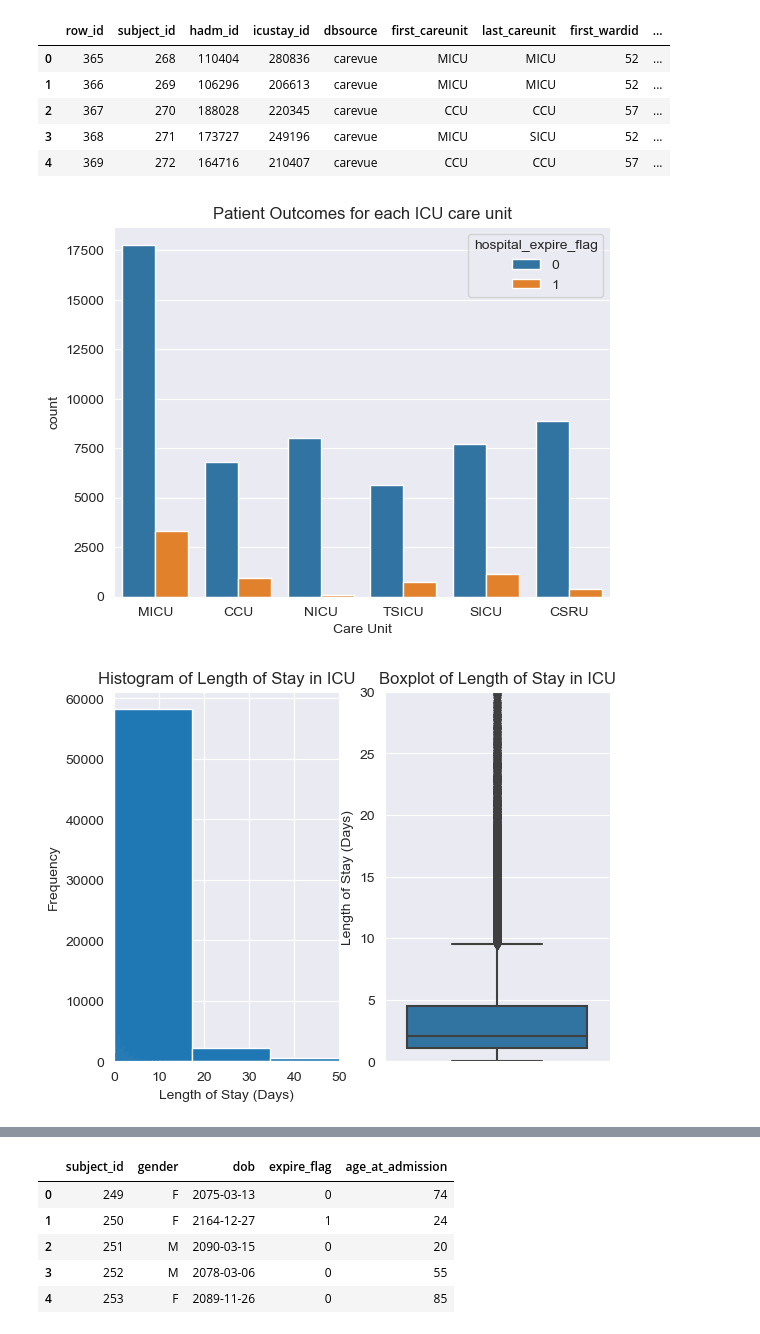
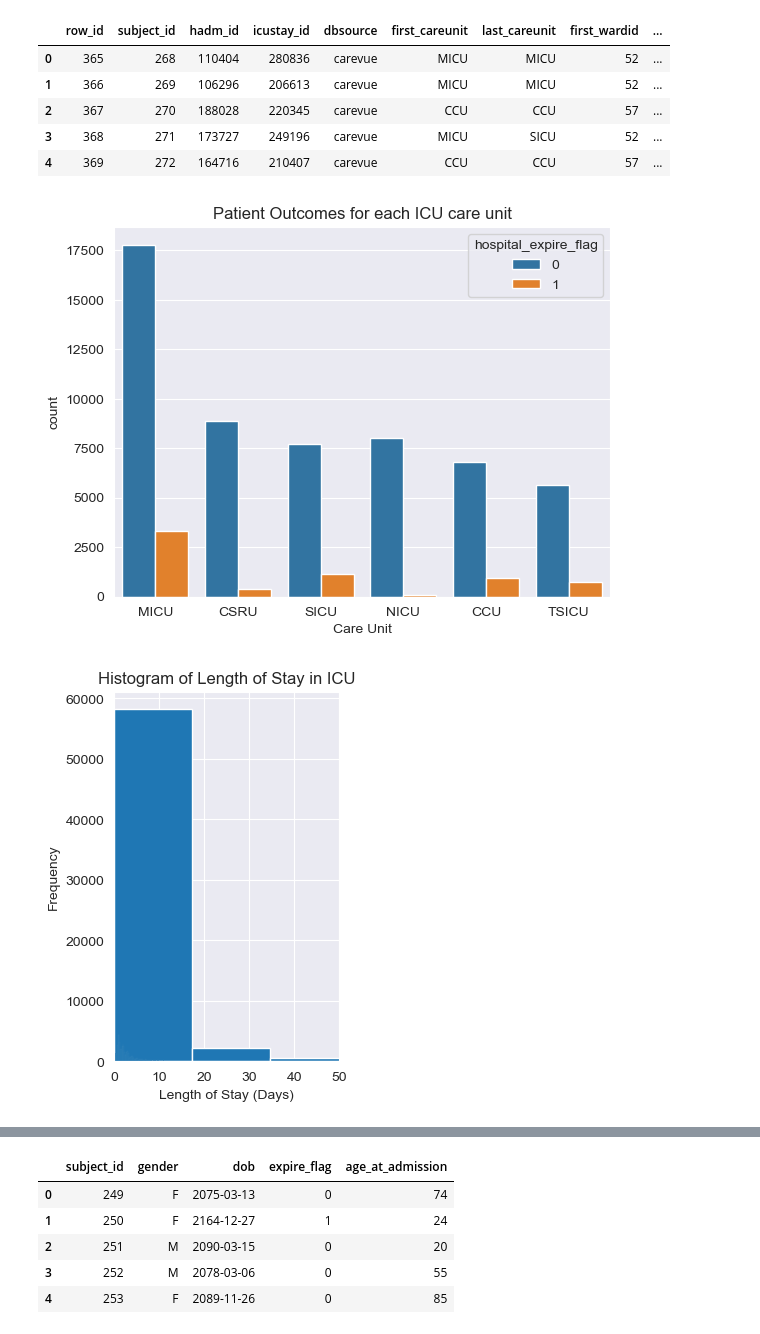
Before and after one commit to drama-404/FuzzyMedNet, a Jupyter notebook: data_viz/01_patient_stay_data.ipynb, the cells around one changed output, grey strips where cells are left out. Saved outputs shown, nothing was run; the diff lists cells and outputs as text; code cells hidden in the pictures.

Commit message:
refactor patient stay

```diff
--- a/data_viz/01_patient_stay_data.ipynb
+++ b/data_viz/01_patient_stay_data.ipynb
@@ -401,31 +410,33 @@ df.head()
 | 3 | 368 | 271 | 173727 | 249196 | carevue | MICU | SICU | 52 | ... |
 | 4 | 369 | 272 | 164716 | 210407 | carevue | CCU | CCU | 57 | ... |
 # %%
-sns.countplot(data=df, x='first_careunit', hue='hospital_expire_flag')
+sns.countplot(data=df, x='first_careunit', hue='hospital_expire_flag', order=df['first_careunit'].value_counts().index)
 plt.title('Patient Outcomes for each ICU care unit')
 plt.xlabel('Care Unit')
+plt.savefig(f'{img_path}09_Patient Outcome for each ICU.png')
 plt.show()
 # %% [output]
-[figure, old version]
+[figure, new version]
 # %%
 plt.subplot(1, 2, 1)
 icustays.los.plot(kind='hist')
 sns.histplot(data=icustays, x='los')
 
 plt.xlim(0, 50)
 plt.xlabel('Length of Stay (Days)')
 plt.ylabel('Frequency')
 plt.title('Histogram of Length of Stay in ICU')
 
-plt.subplot(1, 2, 2)
-sns.boxplot(data=icustays, y='los')
-plt.ylabel('Length of Stay (Days)')
-plt.ylim(0, 30)
-plt.title('Boxplot of Length of Stay in ICU')
+# plt.subplot(1, 2, 2)
+# sns.boxplot(data=icustays, y='los')
+# plt.ylabel('Length of Stay (Days)')
+# plt.ylim(0, 30)
+# plt.title('Boxplot of Length of Stay in ICU')
 
+# plt.savefig(f'{img_path}10_Length of Stay in ICU.png')
 plt.show()
 # %% [output]
-[figure, old version]
+[figure, new version]
 # %%
 sns.boxplot(data=df, x='hospital_expire_flag', y='los')
 plt.ylim(0, 30)
```
Also changed, not shown: parts of 17 cells of this notebook, 25 other files.
